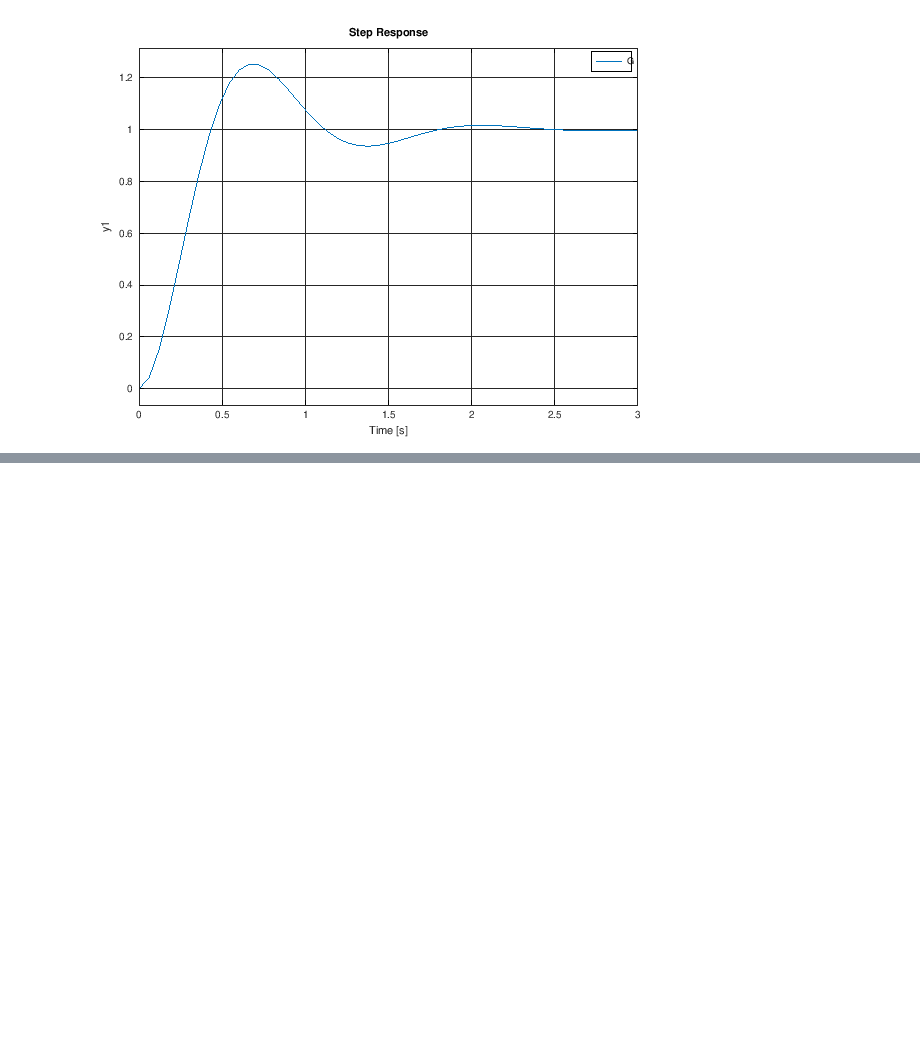
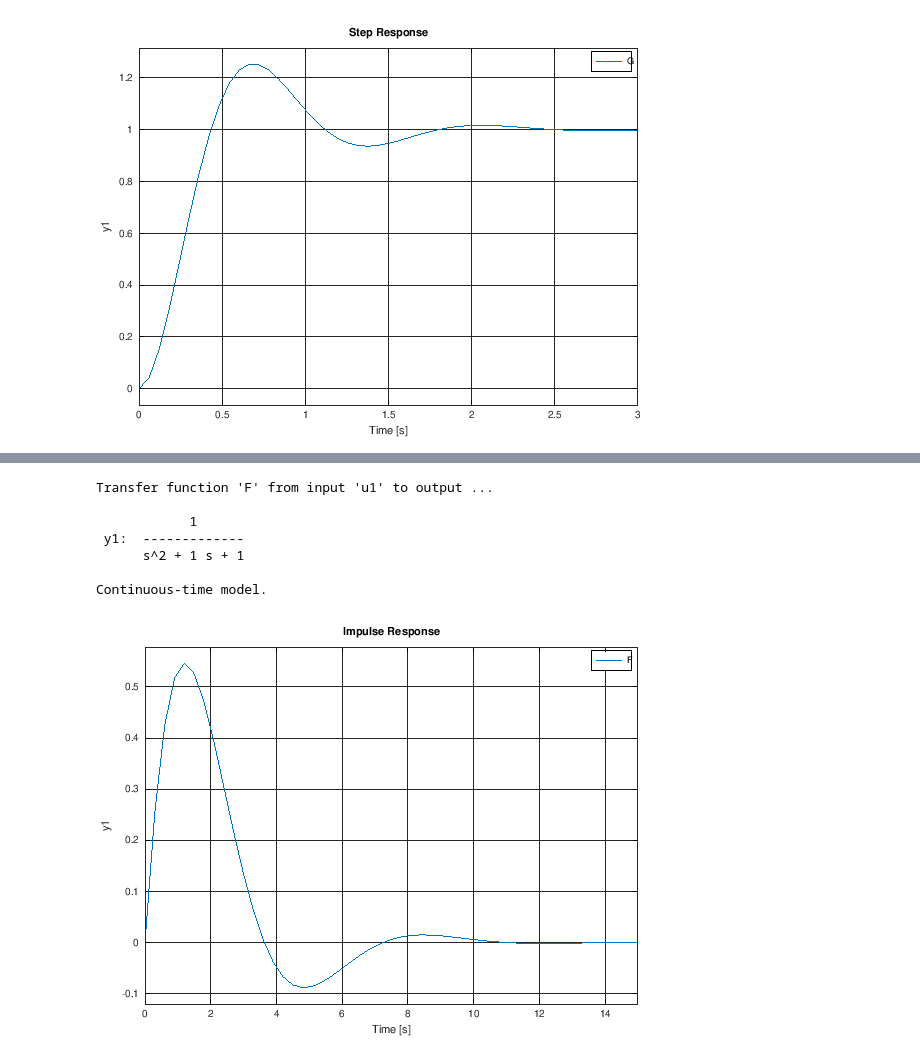
Before and after one commit to brandaogbs/2ele154, a Jupyter notebook: lista5/lista5.ipynb, the cells around one changed output, grey strips where cells are left out. Saved outputs shown, nothing was run; the diff lists cells and outputs as text; code cells hidden in the pictures; blank space fills up the shorter version.

```diff
--- a/lista5/lista5.ipynb
+++ b/lista5/lista5.ipynb
@@ -38,0 +83,21 @@ ans =
+# %%
+% Matrizes de Estado
+A = [0 1; -1 -1];
+B = [0 1]';
+C = [1 0];
+D = 0;
+
+% Função de Transferência do Sistema
+F = tf(ss(A, B, C, D))
+
+% Resposta ao Impulso
+impulse(F, 15)
+# %% [output]
+Transfer function 'F' from input 'u1' to output ...
+
+            1
+ y1:  -------------
+      s^2 + 1 s + 1
+
+Continuous-time model.
+[figure, added]
```
Also changed, not shown: parts of 20 cells of this notebook, 1 other file.
